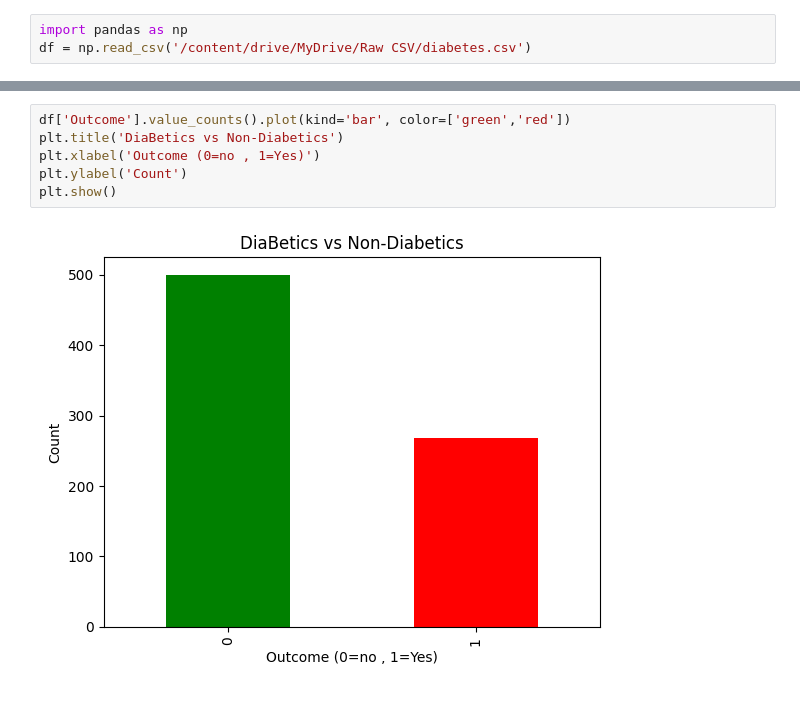
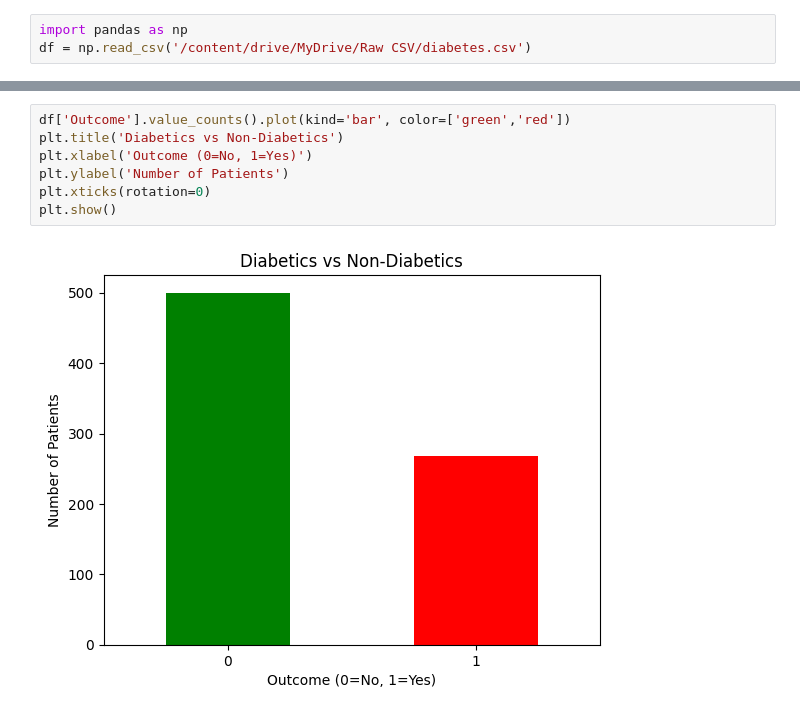
Before and after one commit to Rudra-CSER/-Healthcare-Risk-Predictor, a Jupyter notebook: pima_pipeline_v2.ipynb, the cells around one changed output, grey strips where cells are left out. Drawn from its saved outputs; the diff is of its cells as text.

```diff
--- a/pima_pipeline_v2.ipynb
+++ b/pima_pipeline_v2.ipynb
@@ -30,8 +59,9 @@ for col in ['Glucose', 'BMI','Age']:
 # %%
 df['Outcome'].value_counts().plot(kind='bar', color=['green','red'])
-plt.title('DiaBetics vs Non-Diabetics')
-plt.xlabel('Outcome (0=no , 1=Yes)')
-plt.ylabel('Count')
+plt.title('Diabetics vs Non-Diabetics')
+plt.xlabel('Outcome (0=No, 1=Yes)')
+plt.ylabel('Number of Patients')
+plt.xticks(rotation=0)
 plt.show()
 # %% [output]
-[figure, old version]
+[figure, new version]
```
Also changed, not shown: parts of 12 cells of this notebook.
